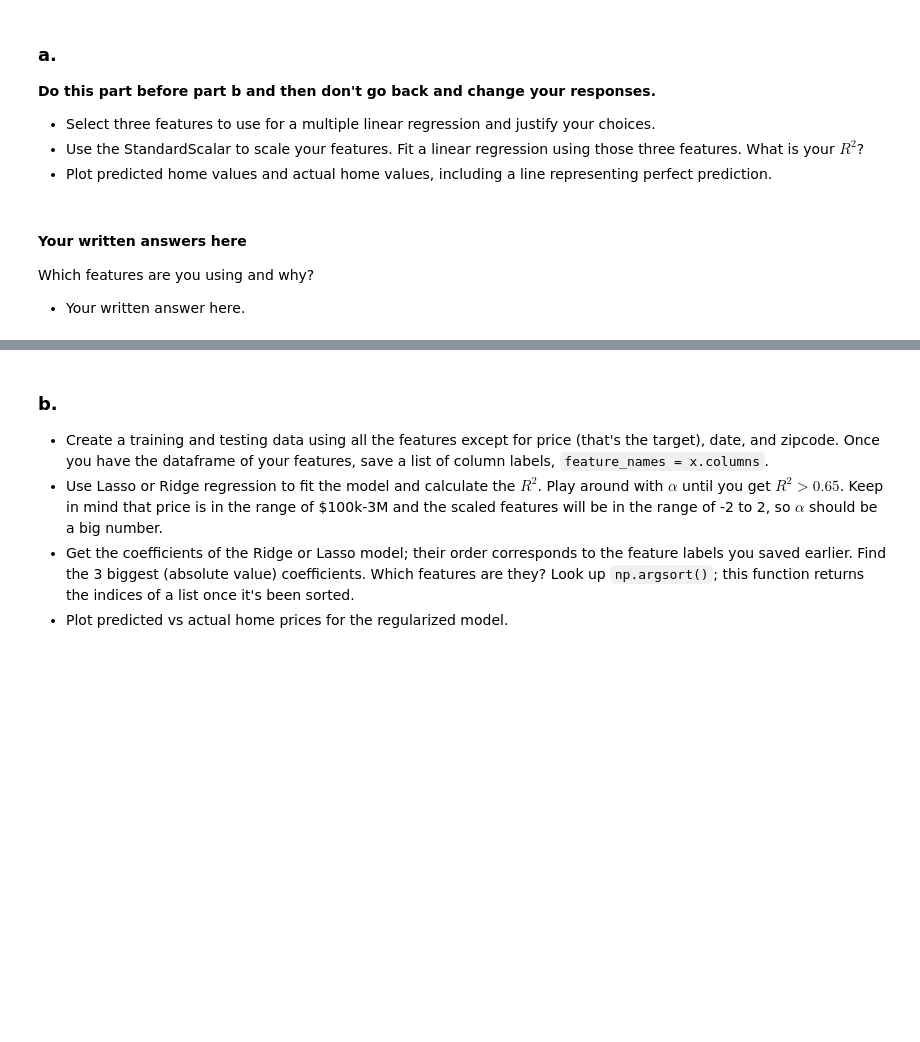
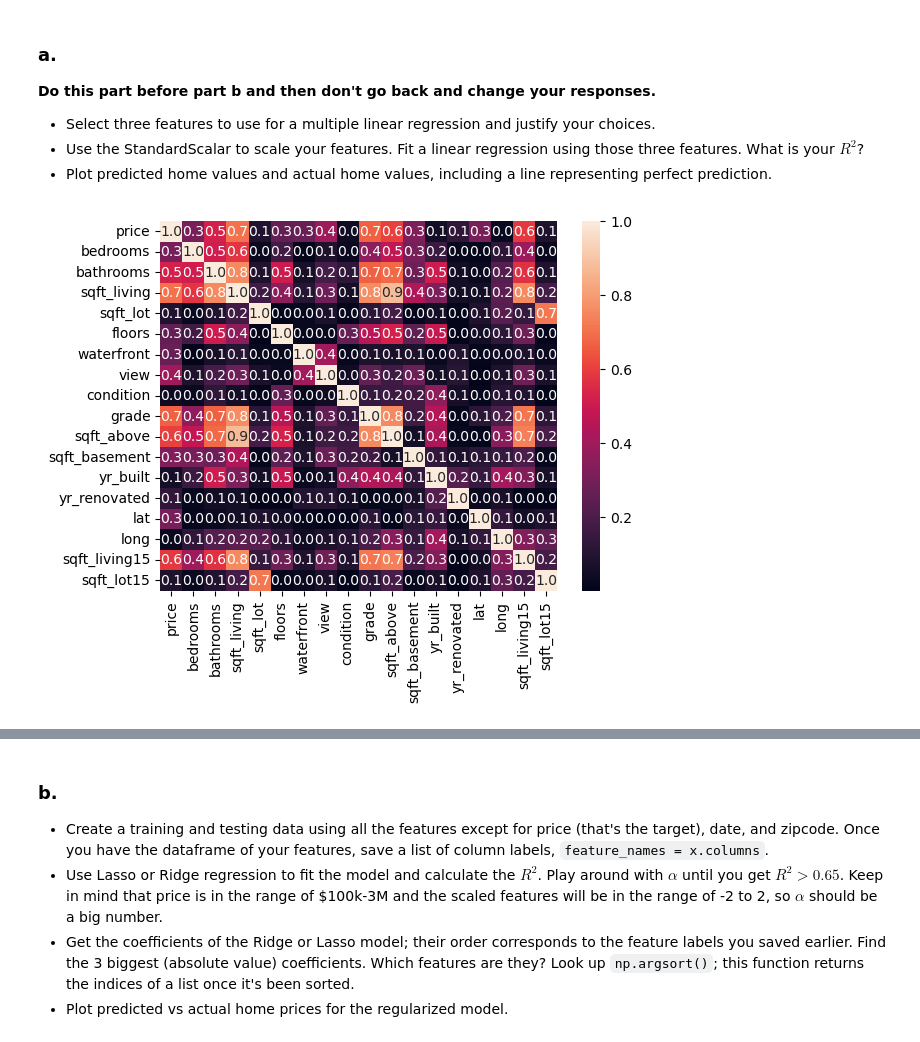
Before and after one commit to GettysburgDataScience/ps1-linear-regression-LoganBecker25, a Jupyter notebook: PS1.ipynb, the cells around one changed output, grey strips where cells are left out. Drawn from its saved outputs; the diff is of its cells as text; code cells hidden in the pictures; blank space fills up the shorter version.

```diff
--- a/PS1.ipynb
+++ b/PS1.ipynb
@@ -184,3 +232,7 @@ housing_df = pd.read_csv('kc_house_data.csv')
+# %%
+housing_df = pd.read_csv('kc_house_data.csv')
+housing_df.head() #Dont use ID and Zipcode
+housing_df.drop(columns = ['id', 'zipcode', 'date'], inplace = True)
 # %% [markdown]
 ### a.
 
@@ -194,5 +244,7 @@ housing_df = pd.read_csv('kc_house_data.csv')
-# %% [markdown]
-#### Your written answers here
-Which features are you using and why?
-
- - Your written answer here.
+# %%
+#Creating a corlation matrix to see the relationship between variables
+corr = housing_df.corr()
+sns.heatmap(np.abs(corr), annot=True, fmt = ".1f")
+plt.show()
+# %% [output]
+[figure, added]
```
Also changed, not shown: parts of 23 cells of this notebook.
